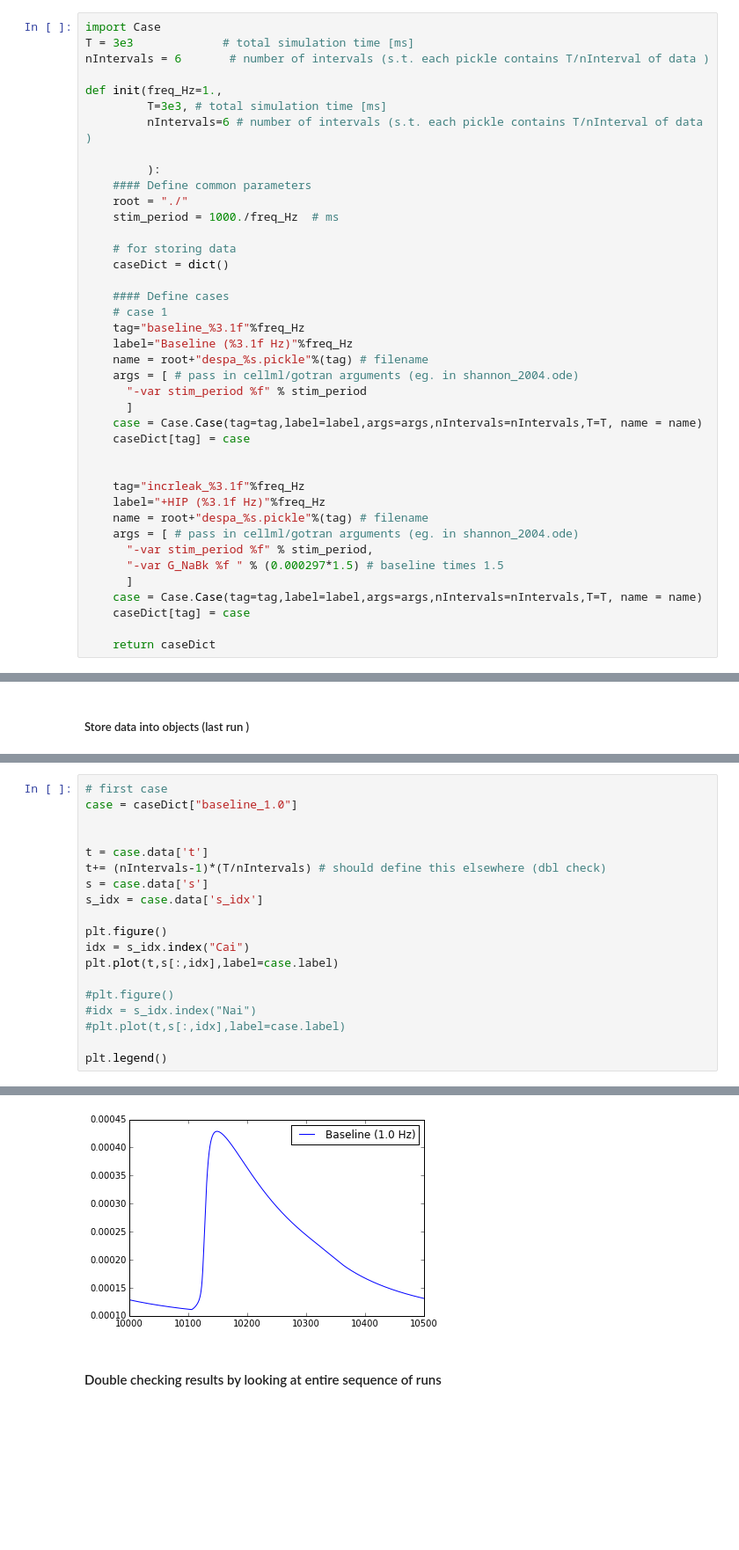
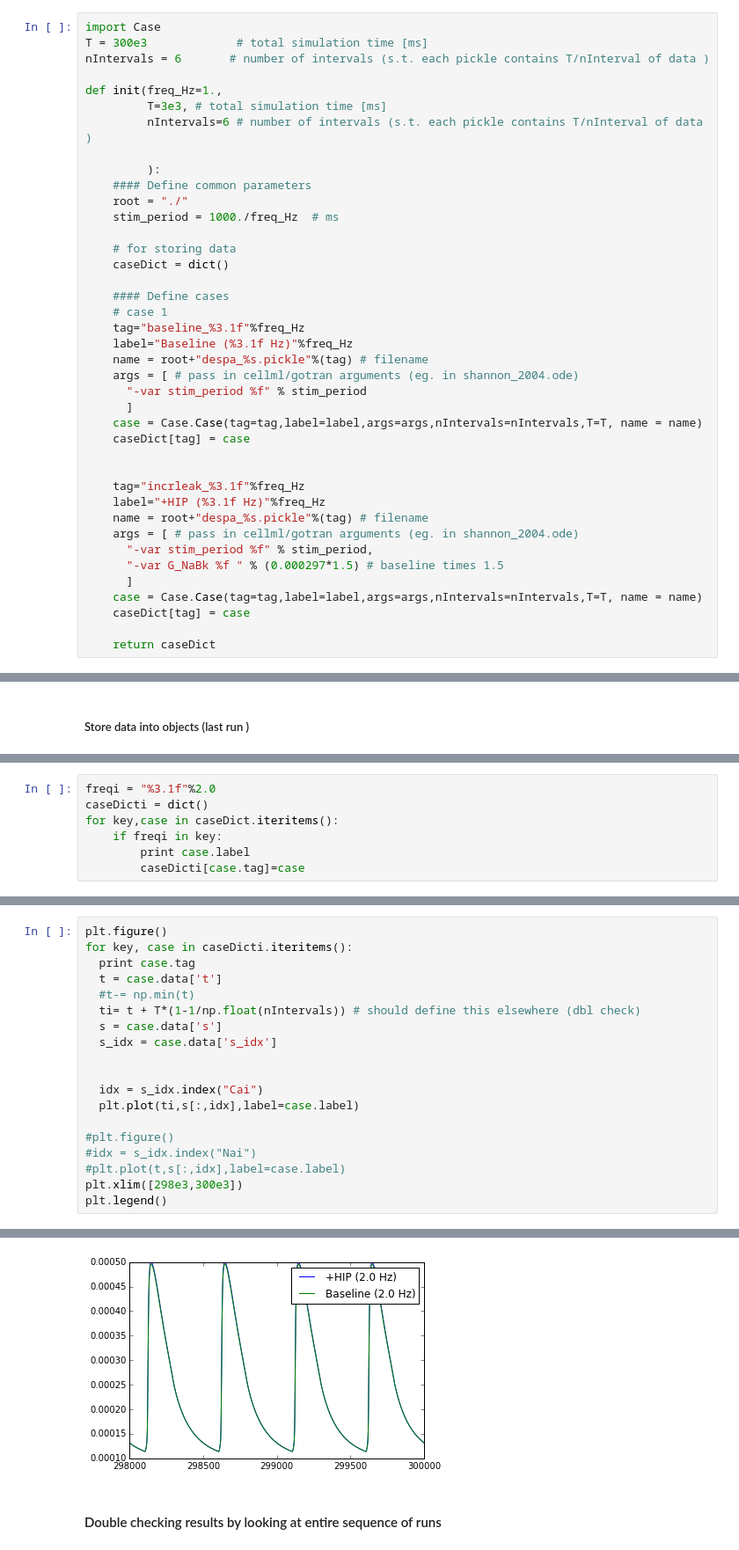
Before and after one commit to huskeypm/wholecell, a Jupyter notebook: ExtendedRuns.ipynb, the cells around one changed output, grey strips where cells are left out. Shown at 88% size. Drawn from its saved outputs; the diff is of its cells as text; blank space fills up the shorter version.

Commit message:
revised with newer data

```diff
--- a/ExtendedRuns.ipynb
+++ b/ExtendedRuns.ipynb
@@ -114,7 +114,7 @@ plt.plot(ts,allsisi[:,idx])
 #### Case Initialization
 # %%
 import Case
-T = 3e3             # total simulation time [ms]
+T = 300e3             # total simulation time [ms]
 nIntervals = 6       # number of intervals (s.t. each pickle contains T/nInterval of data )
 
 def init(freq_Hz=1.,
@@ -220,0 +220,7 @@ for keys,values in caseDict.iteritems():
+# %%
+freqi = "%3.1f"%2.0
+caseDicti = dict()
+for key,case in caseDict.iteritems():
+    if freqi in key:
+        print case.label
+        caseDicti[case.tag]=case
@@ -221,20 +232,20 @@ for keys,values in caseDict.iteritems():
 # %%
-# first case
-case = caseDict["baseline_1.0"]
+plt.figure()
+for key, case in caseDicti.iteritems():
+  print case.tag
+  t = case.data['t']
+  #t-= np.min(t)
+  ti= t + T*(1-1/np.float(nIntervals)) # should define this elsewhere (dbl check)
+  s = case.data['s']
+  s_idx = case.data['s_idx']
 
 
-t = case.data['t']
-t+= (nIntervals-1)*(T/nIntervals) # should define this elsewhere (dbl check)
-s = case.data['s']
-s_idx = case.data['s_idx']
-
-plt.figure()
-idx = s_idx.index("Cai")
-plt.plot(t,s[:,idx],label=case.label)
+  idx = s_idx.index("Cai")
+  plt.plot(ti,s[:,idx],label=case.label)
 
 #plt.figure()
 #idx = s_idx.index("Nai")
 #plt.plot(t,s[:,idx],label=case.label)
-
+plt.xlim([298e3,300e3])
 plt.legend()
 # %% [output]
@@ -242,4 +255,4 @@ plt.legend()
-[figure, old version]
+[figure, new version]
 # %% [markdown]
 #### Double checking results by looking at entire sequence of runs
 # %%
```
Also changed, not shown: parts of 6 cells of this notebook.
